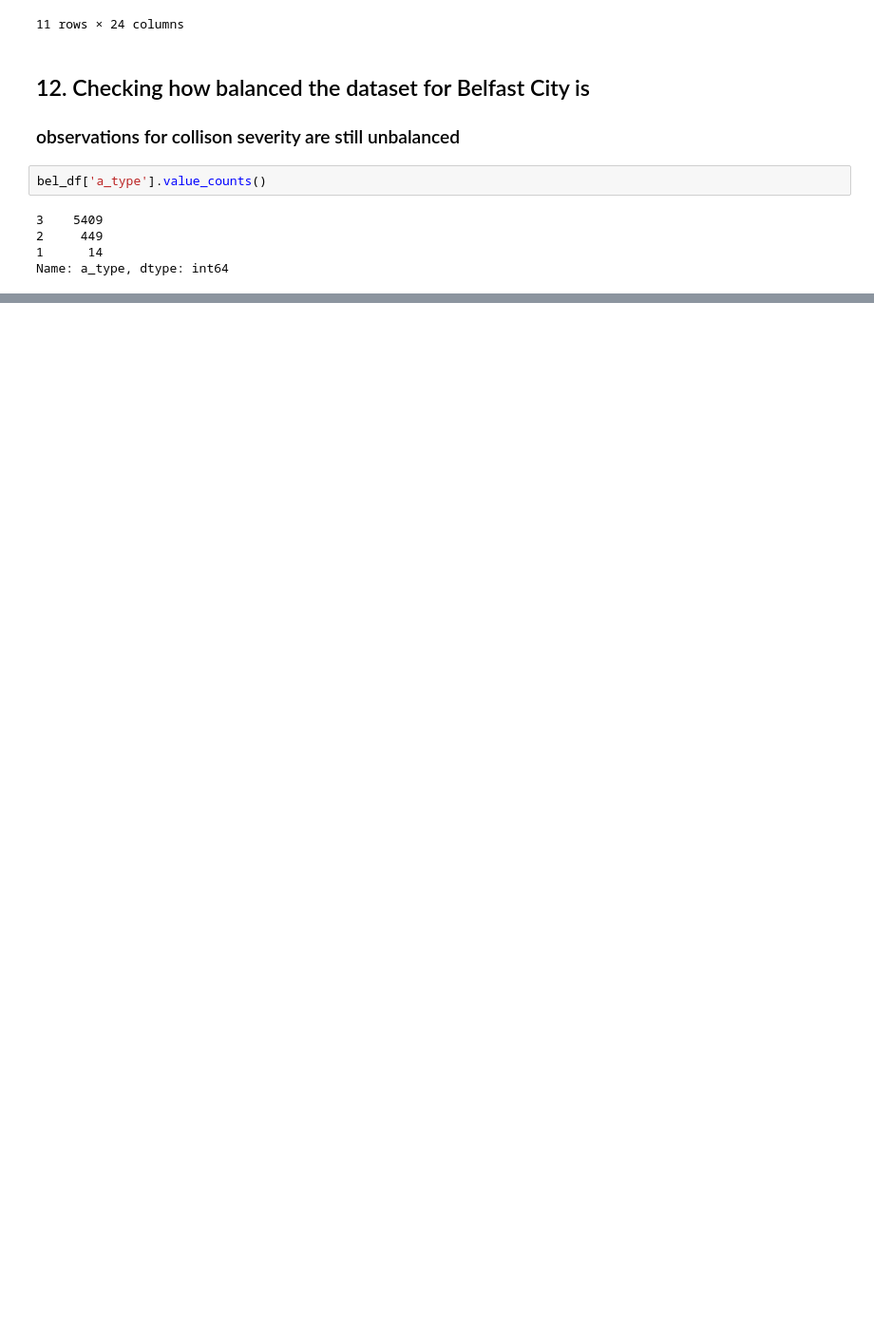
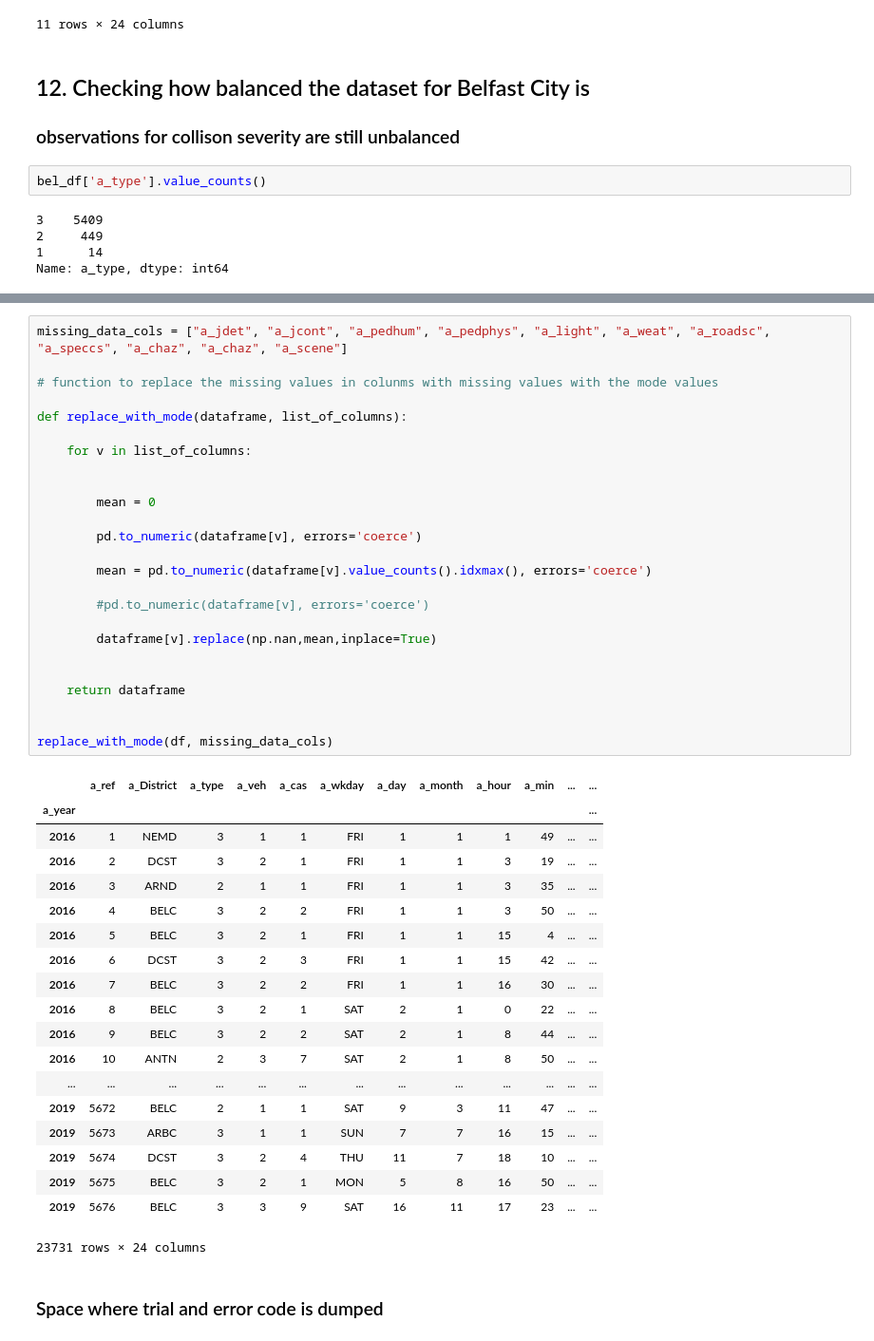
Before and after one commit to networkmeister/Applied-Data-Science-Specialization-Capstone-Project, a Jupyter notebook: Applied Data Science Specialization Capstone Project.ipynb, the cells around one changed output, grey strips where cells are left out. Shown: that part at 95% size. Saved outputs shown, nothing was run; the diff lists cells and outputs as text; blank space fills up the shorter version.

Commit message:
Add files via upload
Data Wrangling

```diff
--- a/Applied Data Science Specialization Capstone Project.ipynb
+++ b/Applied Data Science Specialization Capstone Project.ipynb
@@ -283,0 +288,47 @@ Name: a_type, dtype: int64
+# %%
+missing_data_cols = ["a_jdet", "a_jcont", "a_pedhum", "a_pedphys", "a_light", "a_weat", "a_roadsc", "a_speccs", "a_chaz", "a_chaz", "a_scene"]
+
+# function to replace the missing values in colunms with missing values with the mode values
+
+def replace_with_mode(dataframe, list_of_columns):
+
+    for v in list_of_columns:
+
+
+        mean = 0
+
+        pd.to_numeric(dataframe[v], errors='coerce')
+
+        mean = pd.to_numeric(dataframe[v].value_counts().idxmax(), errors='coerce')
+
+        #pd.to_numeric(dataframe[v], errors='coerce')
+
+        dataframe[v].replace(np.nan,mean,inplace=True)
+
+
+    return dataframe
+
+
+replace_with_mode(df, missing_data_cols)
+# %% [output]
+|  | a_ref | a_District | a_type | a_veh | a_cas | a_wkday | a_day | a_month | a_hour | a_min | ... | ... |
+| a_year |  |  |  |  |  |  |  |  |  |  |  | ... |
+| 2016 | 1 | NEMD | 3 | 1 | 1 | FRI | 1 | 1 | 1 | 49 | ... | ... |
+| 2016 | 2 | DCST | 3 | 2 | 1 | FRI | 1 | 1 | 3 | 19 | ... | ... |
+| 2016 | 3 | ARND | 2 | 1 | 1 | FRI | 1 | 1 | 3 | 35 | ... | ... |
+| 2016 | 4 | BELC | 3 | 2 | 2 | FRI | 1 | 1 | 3 | 50 | ... | ... |
+| 2016 | 5 | BELC | 3 | 2 | 1 | FRI | 1 | 1 | 15 | 4 | ... | ... |
+| 2016 | 6 | DCST | 3 | 2 | 3 | FRI | 1 | 1 | 15 | 42 | ... | ... |
+| 2016 | 7 | BELC | 3 | 2 | 2 | FRI | 1 | 1 | 16 | 30 | ... | ... |
+| 2016 | 8 | BELC | 3 | 2 | 1 | SAT | 2 | 1 | 0 | 22 | ... | ... |
+| 2016 | 9 | BELC | 3 | 2 | 2 | SAT | 2 | 1 | 8 | 44 | ... | ... |
+| 2016 | 10 | ANTN | 2 | 3 | 7 | SAT | 2 | 1 | 8 | 50 | ... | ... |
+| ... | ... | ... | ... | ... | ... | ... | ... | ... | ... | ... | ... | ... |
+| 2019 | 5672 | BELC | 2 | 1 | 1 | SAT | 9 | 3 | 11 | 47 | ... | ... |
+| 2019 | 5673 | ARBC | 3 | 1 | 1 | SUN | 7 | 7 | 16 | 15 | ... | ... |
+| 2019 | 5674 | DCST | 3 | 2 | 4 | THU | 11 | 7 | 18 | 10 | ... | ... |
+| 2019 | 5675 | BELC | 3 | 2 | 1 | MON | 5 | 8 | 16 | 50 | ... | ... |
+| 2019 | 5676 | BELC | 3 | 3 | 9 | SAT | 16 | 11 | 17 | 23 | ... | ... |
+23731 rows × 24 columns
+# %% [markdown]
+### Space where trial and error code is dumped
```
Also changed, not shown: parts of 7 cells of this notebook.
